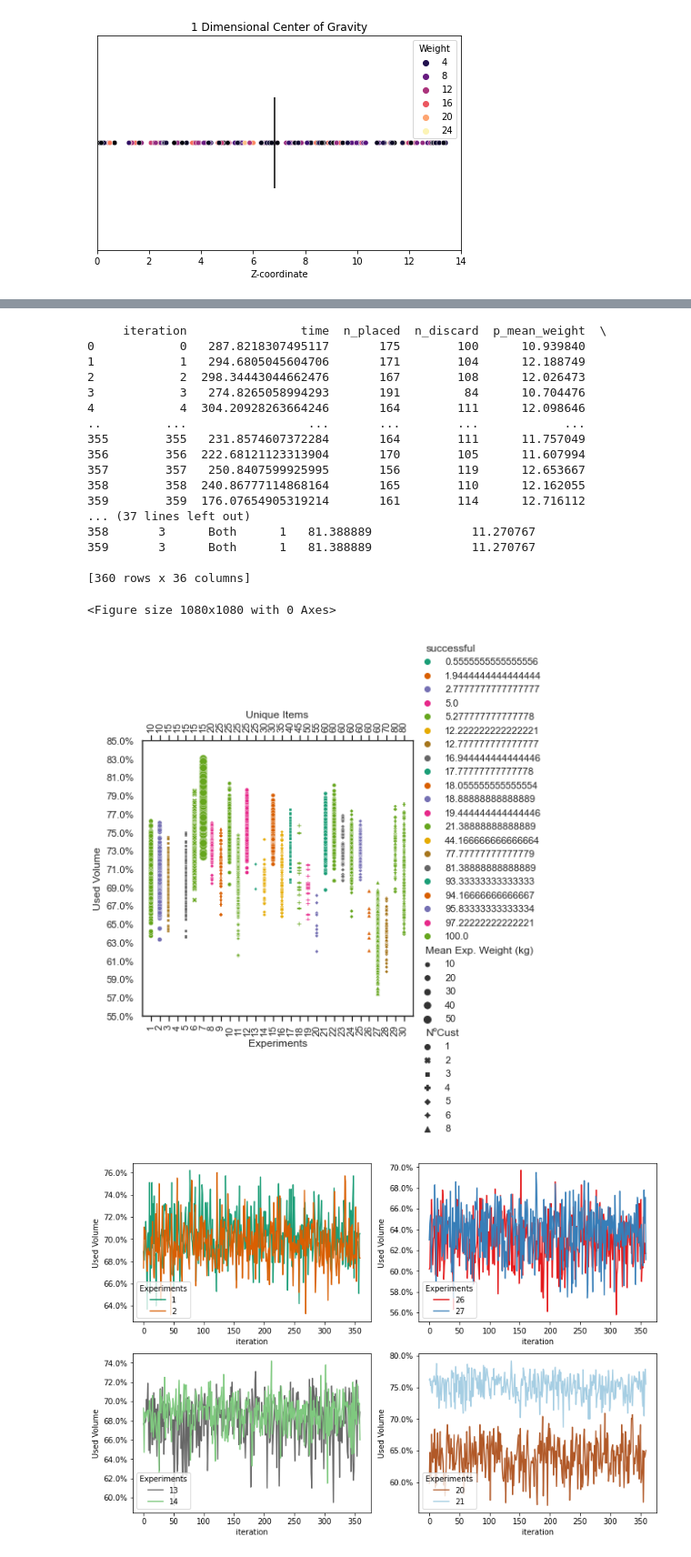
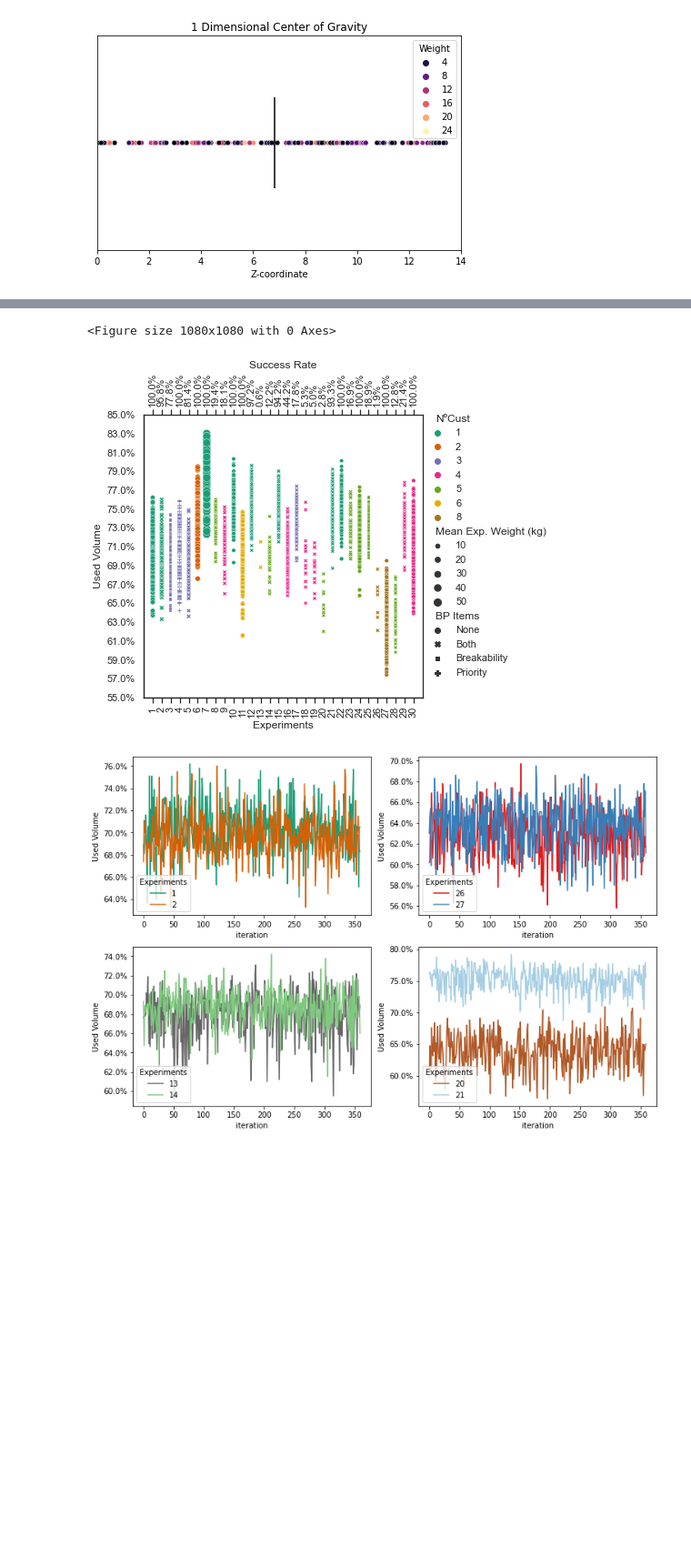
Before and after one commit to YMRodriguez/SORTLOT-TFG, a Jupyter notebook: main/statistics/graphics/graphics.ipynb, the cells around one changed output, grey strips where cells are left out. Shown at 91% size. Saved outputs shown, nothing was run; the diff lists cells and outputs as text; code cells hidden in the pictures; blank space fills up the shorter version.

Commit message:
Clean graphs

```diff
--- a/main/statistics/graphics/graphics.ipynb
+++ b/main/statistics/graphics/graphics.ipynb
@@ -27,28 +0,0 @@ plt.show()
-# %%
-import matplotlib.pyplot as plt
-import seaborn as sns
-import pandas as pd
-import numpy as np
-import glob, json, os
-
-def getDFrom(ID):
-    filepath = glob.glob(os.path.abspath('') + "/../../scenarios/results/simulation/" + str(ID) + "s*.json")[0]
-    return json.load(open(filepath))
-all_data = []
-labels = []
-for i in range(30):
-    data = pd.DataFrame(getDFrom(i)).assign(Experiment=i)
-    data["used_volume"] = data.apply(lambda x: round(x["used_volume"]*100, 3), axis=1)
-    all_data.append(data)
-    labels.append("E"+ str(i))
-
-cdf = pd.concat(all_data)
-
-#mdf = pd.melt(cdf, id_vars=['Location'], var_name=["used_volume"])
-#mdf
-plt.figure(figsize=(8,4))
-plot = sns.boxplot(x="Experiment", y="used_volume", data=cdf)
-plt.yticks(np.arange(round(cdf.used_volume.min()*0.96, 0), round(cdf.used_volume.max()*1.04, 0), step=2))
-plot.set(xlabel="Experiments", ylabel = "Used Volume")
-plt.savefig("data.pdf", dpi=300)
-cdf.used_volume.max()
@@ -268,7 +157,7 @@ plt.savefig("z-mc-28.pdf", bbox_inches='tight',dpi=300)
 # %% [output]
 [figure]
 # %%
-Id = 5
+Id = 18
 def getDFrom(ID):
     filepath = glob.glob(os.path.abspath('') + "/../../scenarios/results/" + str(ID) + "bestSolsFilte*.json")[0]
     return json.load(open(filepath))
@@ -288,7 +177,7 @@ z = massCentersWithWeight[:,2]
 cgz = np.sum(massCentersWithWeight[:,2]*m)/np.sum(m)
 yG = np.zeros(len(m))
 
-fig.suptitle("Mass centers for each axis in "+str(Id))
+fig.suptitle("Mass centers for each axis in experiment "+str(Id))
 datasetX = pd.DataFrame({"X-coordinate": x, "Y-coordinate": yG, "Weight": m})
 sns.scatterplot(ax=ax0, x="X-coordinate", y="Y-coordinate", hue="Weight", s=30, palette="magma", data=datasetX)
 ax0.scatter(cgx, 0, color='k', marker='|', s=1e4)
@@ -440,59 +329,42 @@ def translateType(b, p):
     else:
         return "None"
 
+success = []
 for i in range(30):
     data, nDst, b, p = getDFrom(i)
     dataset = pd.DataFrame(data).assign(Experiment=i+1)
     dataset["used_volume"] = dataset.apply(lambda x: round(x["used_volume"]*100, 1), axis=1)
     dataset["NºCust"]= dataset.apply(lambda x: nDst, axis=1)
     dataset["BP Items"] = dataset.apply(lambda x: translateType(b, p), axis=1)
     dataset["valid"] = dataset.apply(lambda x: x["hs_cond"] and x["p_cond"], axis=1)
-    dataset["successful"] = len(dataset[dataset.valid==1])/len(dataset)*100
+    dataset["successful"] = len(dataset[dataset.valid==1])/len(dataset)
+    success.append(len(dataset[dataset.valid==1])/len(dataset))
     dataset["Mean Exp. Weight (kg)"] = dataset.apply(lambda x: ((x["n_placed"]*x["p_mean_weight"])+(x["n_discard"]*x["d_mean_weight"]))/(x["n_placed"]+x["n_discard"]), axis=1)
-    if i==4:
-        print(dataset)
     all_data.append(dataset[dataset.valid==1])
 
 cdf = pd.concat(all_data)
 sns.set_theme(style="white")
 fig = plt.figure(figsize=(15,15))
-plot = sns.relplot(x="Experiment", y="used_volume", palette="Dark2", size="Mean Exp. Weight (kg)", hue="successful", style="NºCust", data=cdf)
+plot = sns.relplot(x="Experiment", y="used_volume", palette="Dark2",  style="BP Items", size="Mean Exp. Weight (kg)", hue="NºCust", data=cdf)
 plt.yticks(np.arange(round(cdf.used_volume.min()*0.96, 0), round(cdf.used_volume.max()*1.04, 0), step=2))
 plt.xticks([i+1 for i in range(30)])
 plt.xlim(0,31)
 plt.xticks(rotation = 90)
 
 plt2 = plt.twiny()
 new_tick_locations = list(range(0, 30))
 plt2.set_xticks([i+1 for i in range(30)])
 plt2.set_xlim(0,31)
-plt2.set_xticklabels([getUnique(i) for i in new_tick_locations])
+plt2.set_xticklabels(['{:,.1%}'.format(success[i]) for i in new_tick_locations])
 plt.xticks(rotation = 90)
-plt2.set_xlabel("Unique Items")
+plt2.set_xlabel("Success Rate")
 plot.set(xlabel="Experiments", ylabel = "Used Volume")
 plt.gca().yaxis.set_major_formatter(PercentFormatter(100))
 plt.gcf().subplots_adjust(bottom=0.1)
 plt.savefig("SucessfulWithVolume.pdf", bbox_inches='tight',dpi=300)
 # %% [output]
-     iteration                time  n_placed  n_discard  p_mean_weight  \
-0            0   287.8218307495117       175        100      10.939840
-1            1   294.6805045604706       171        104      12.188749
-2            2  298.34443044662476       167        108      12.026473
-3            3   274.8265058994293       191         84      10.704476
-4            4  304.20928263664246       164        111      12.098646
-..         ...                 ...       ...        ...            ...
-355        355   231.8574607372284       164        111      11.757049
-356        356  222.68121123313904       170        105      11.607994
-357        357   250.8407599925995       156        119      12.653667
-358        358  240.86777114868164       165        110      12.162055
-359        359  176.07654905319214       161        114      12.716112
-... (37 lines left out)
-358       3      Both      1   81.388889              11.270767
-359       3      Both      1   81.388889              11.270767
-
-[360 rows x 36 columns]
+<Figure size 1080x1080 with 0 Axes>
-<Figure size 1080x1080 with 0 Axes>
-[figure, old version]
+[figure, new version]
 # %%
 import matplotlib.pyplot as plt
 import seaborn as sns
```
Also changed, not shown: parts of 6 cells of this notebook, 6 other files.
